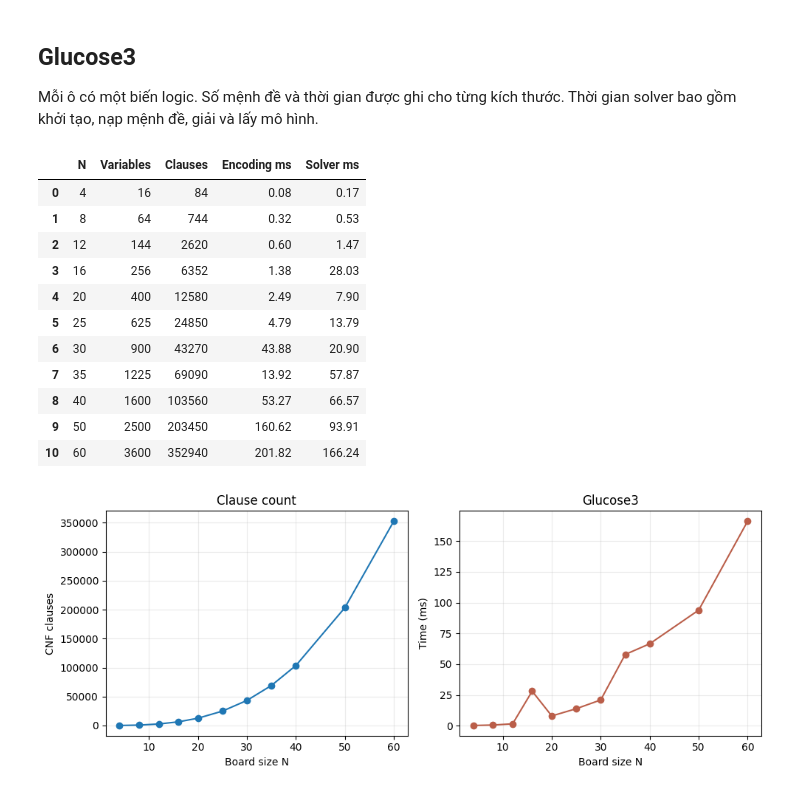
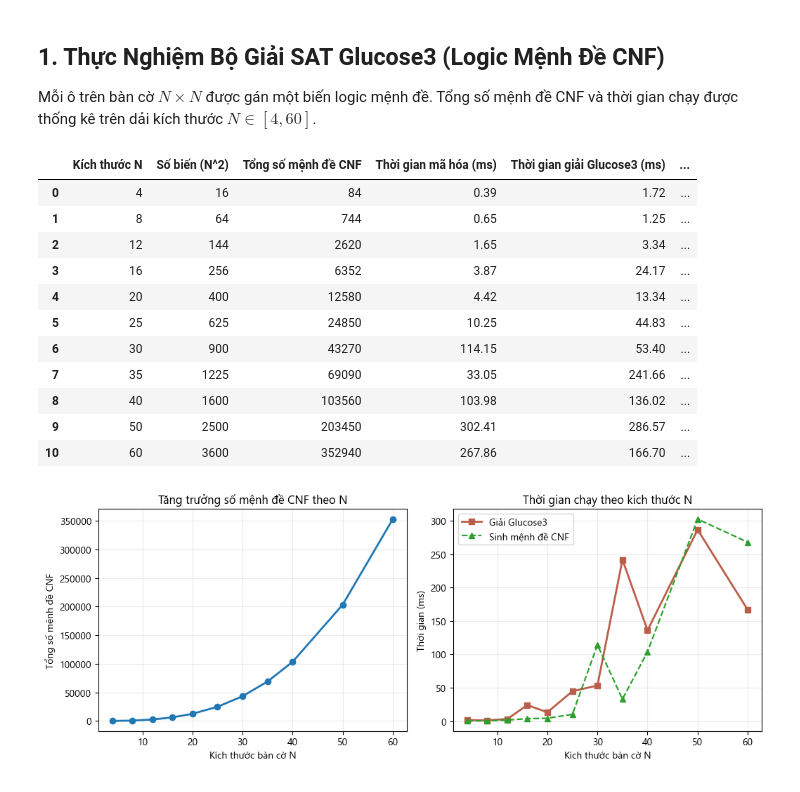
Before and after one commit to KDY006/classical-ai-suite, a Jupyter notebook: source/task1/experiments_task1.ipynb, the cells around one changed output. Drawn from its saved outputs; the diff is of its cells as text; code cells hidden in the pictures.

```diff
--- a/source/task1/experiments_task1.ipynb
+++ b/source/task1/experiments_task1.ipynb
@@ -37,8 +45,7 @@ print("Đã khởi tạo môi trường thực nghiệm Task 1:", source_dir)
-# %% [markdown]
-## Glucose3
-
-Mỗi ô có một biến logic. Số mệnh đề và thời gian được ghi cho từng kích thước.
-Thời gian solver bao gồm khởi tạo, nạp mệnh đề, giải và lấy mô hình.
+# %% [markdown]
+## 1. Thực Nghiệm Bộ Giải SAT Glucose3 (Logic Mệnh Đề CNF)
+
+Mỗi ô trên bàn cờ $N \times N$ được gán một biến logic mệnh đề. Tổng số mệnh đề CNF và thời gian chạy được thống kê trên dải kích thước $N \in [4, 60]$.
 # %%
 sat_sizes = [4, 8, 12, 16, 20, 25, 30, 35, 40, 50, 60]
 sat_rows = []
@@ -47,36 +54,42 @@ for n in sat_sizes:
     assert result.satisfiable and result.board.is_valid_solution()
     assert result.num_clauses == NQueenCNFEncoder(n).theoretical_clause_count()
     sat_rows.append({
-        "N": n, "Variables": result.num_variables, "Clauses": result.num_clauses,
-        "Encoding ms": result.encoding_time_sec * 1000,
-        "Solver ms": result.solve_time_sec * 1000,
+        'Kích thước N': n,
+        'Số biến (N^2)': result.num_variables,
+        'Tổng số mệnh đề CNF': result.num_clauses,
+        'Thời gian mã hóa (ms)': round(result.encoding_time_sec * 1000, 2),
+        'Thời gian giải Glucose3 (ms)': round(result.solve_time_sec * 1000, 2),
+        'Nghiệm hợp lệ': 'Đúng' if result.board.is_valid_solution() else 'Sai',
     })
 sat_results = pd.DataFrame(sat_rows)
-sat_results.round(2)
+sat_results
 # %% [output]
-|  | N | Variables | Clauses | Encoding ms | Solver ms |
-| 0 | 4 | 16 | 84 | 0.08 | 0.17 |
-| 1 | 8 | 64 | 744 | 0.32 | 0.53 |
-| 2 | 12 | 144 | 2620 | 0.60 | 1.47 |
-| 3 | 16 | 256 | 6352 | 1.38 | 28.03 |
-| 4 | 20 | 400 | 12580 | 2.49 | 7.90 |
-| 5 | 25 | 625 | 24850 | 4.79 | 13.79 |
-| 6 | 30 | 900 | 43270 | 43.88 | 20.90 |
-| 7 | 35 | 1225 | 69090 | 13.92 | 57.87 |
-| 8 | 40 | 1600 | 103560 | 53.27 | 66.57 |
-| 9 | 50 | 2500 | 203450 | 160.62 | 93.91 |
-| 10 | 60 | 3600 | 352940 | 201.82 | 166.24 |
+|  | Kích thước N | Số biến (N^2) | Tổng số mệnh đề CNF | Thời gian mã hóa (ms) | Thời gian giải Glucose3 (ms) | ... |
+| 0 | 4 | 16 | 84 | 0.39 | 1.72 | ... |
+| 1 | 8 | 64 | 744 | 0.65 | 1.25 | ... |
+| 2 | 12 | 144 | 2620 | 1.65 | 3.34 | ... |
+| 3 | 16 | 256 | 6352 | 3.87 | 24.17 | ... |
+| 4 | 20 | 400 | 12580 | 4.42 | 13.34 | ... |
+| 5 | 25 | 625 | 24850 | 10.25 | 44.83 | ... |
+| 6 | 30 | 900 | 43270 | 114.15 | 53.40 | ... |
+| 7 | 35 | 1225 | 69090 | 33.05 | 241.66 | ... |
+| 8 | 40 | 1600 | 103560 | 103.98 | 136.02 | ... |
+| 9 | 50 | 2500 | 203450 | 302.41 | 286.57 | ... |
+| 10 | 60 | 3600 | 352940 | 267.86 | 166.70 | ... |
 # %%
-fig, axes = plt.subplots(1, 2, figsize=(10, 4))
-axes[0].plot(sat_results["N"], sat_results["Clauses"], marker="o")
-axes[0].set(xlabel="Board size N", ylabel="CNF clauses", title="Clause count")
-axes[1].plot(sat_results["N"], sat_results["Solver ms"], marker="o", color="#ba5e49")
-axes[1].set(xlabel="Board size N", ylabel="Time (ms)", title="Glucose3")
+fig, axes = plt.subplots(1, 2, figsize=(10.5, 4.1))
+axes[0].plot(sat_results['Kích thước N'], sat_results['Tổng số mệnh đề CNF'], marker='o', linewidth=2)
+axes[0].set(xlabel='Kích thước bàn cờ N', ylabel='Tổng số mệnh đề CNF', title='Tăng trưởng số mệnh đề CNF theo N')
+
+axes[1].plot(sat_results['Kích thước N'], sat_results['Thời gian giải Glucose3 (ms)'], marker='s', linewidth=2, color='#ba5e49', label='Giải Glucose3')
+axes[1].plot(sat_results['Kích thước N'], sat_results['Thời gian mã hóa (ms)'], marker='^', linestyle='--', linewidth=1.6, color='#2ca02c', label='Sinh mệnh đề CNF')
+axes[1].set(xlabel='Kích thước bàn cờ N', ylabel='Thời gian (ms)', title='Thời gian chạy theo kích thước N')
+axes[1].legend()
 for axis in axes:
     axis.grid(alpha=0.25)
 fig.tight_layout()
-fig.savefig(figure_dir / "task1_glucose3_scaling.png", dpi=150)
+fig.savefig(figure_dir / 'task1_glucose3_scaling.png', dpi=180)
 plt.show()
 # %% [output]
-[figure, old version]
+[figure, new version]
 # %% [markdown]
```
Also changed, not shown: parts of 6 cells of this notebook, 29 other files.
